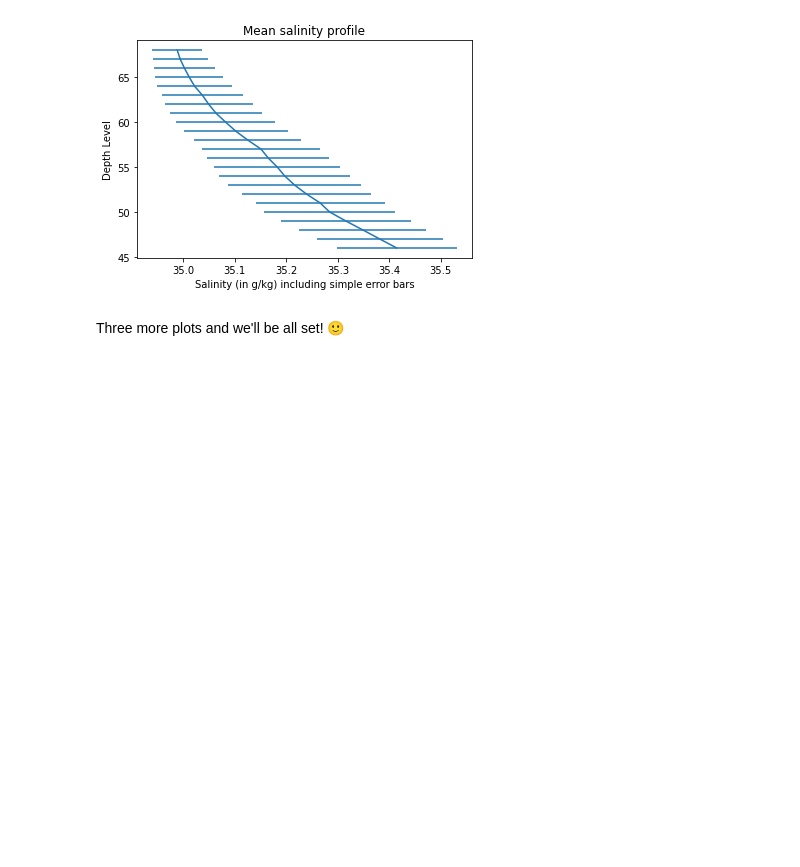
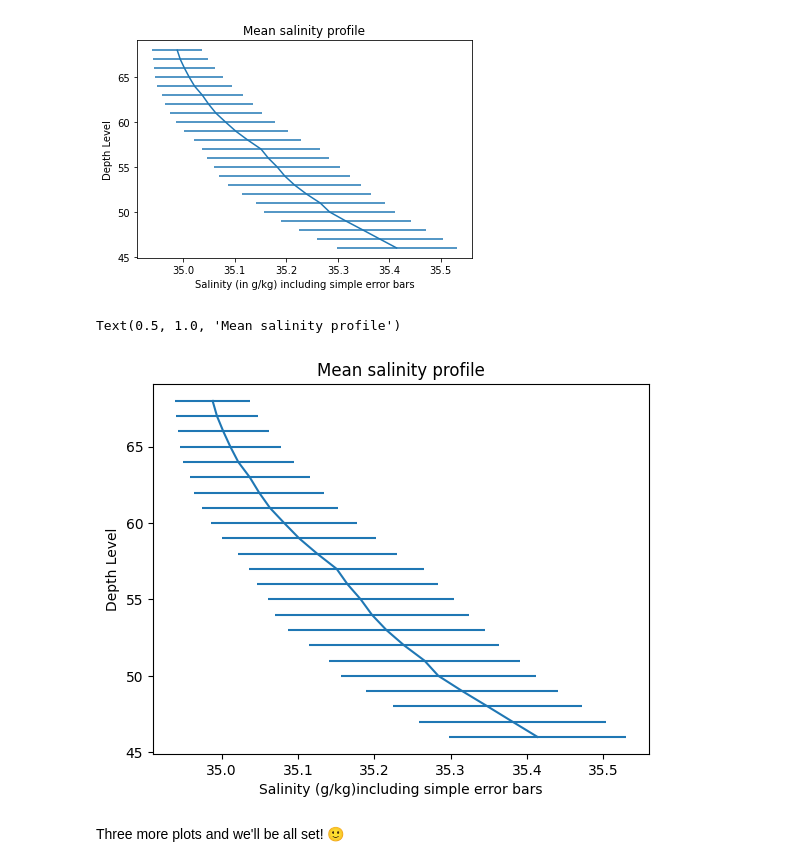
Before and after one commit to HueyBick/2024_Intro_Python, a Jupyter notebook: ML_EES/IP/W2_S1.ipynb, the cells around one changed output. Saved outputs shown, nothing was run; the diff lists cells and outputs as text; code cells hidden in the pictures; blank space fills up the shorter version.

```diff
--- a/ML_EES/IP/W2_S1.ipynb
+++ b/ML_EES/IP/W2_S1.ipynb
@@ -233,2 +270,6 @@ ___
+# %%
+mean_S = np.mean(S,axis=1)
+mean_P = np.mean(P,axis=1)
+mean_RD = np.mean(relative_density,axis=1)
 # %% [markdown]
 ... and the standard deviations.
@@ -237,2 +276,7 @@ ___ = ___.___(___,___)
+# %%
+std_T = np.std(T,axis=1)
+std_S = np.std(S,axis=1)
+std_P = np.std(P,axis=1)
+std_RD = np.std(relative_density,axis=1)
 # %% [markdown]
 Check that they have the same shape as your vertical level `lev` coordinate:
@@ -247,9 +298,12 @@ Hint 2: You should get plots similar to the one below
 # %% [markdown]
 ![Salinity_mean.png](embedded-picture-1)
 # %%
-plt.errorbar(___,___,xerr=___)
-plt.xlabel(___)
-plt.ylabel(___)
-plt.title(___)
+plt.errorbar(mean_S,level,xerr=std_S)
+plt.xlabel('Salinity (g/kg) including simple error bars')
+plt.ylabel('Depth Level')
+plt.title('Mean salinity profile')
+# %% [output]
+Text(0.5, 1.0, 'Mean salinity profile')
+[figure, added]
 # %% [markdown]
 Three more plots and we'll be all set! 🙂
```
Also changed, not shown: parts of 27 cells of this notebook.
